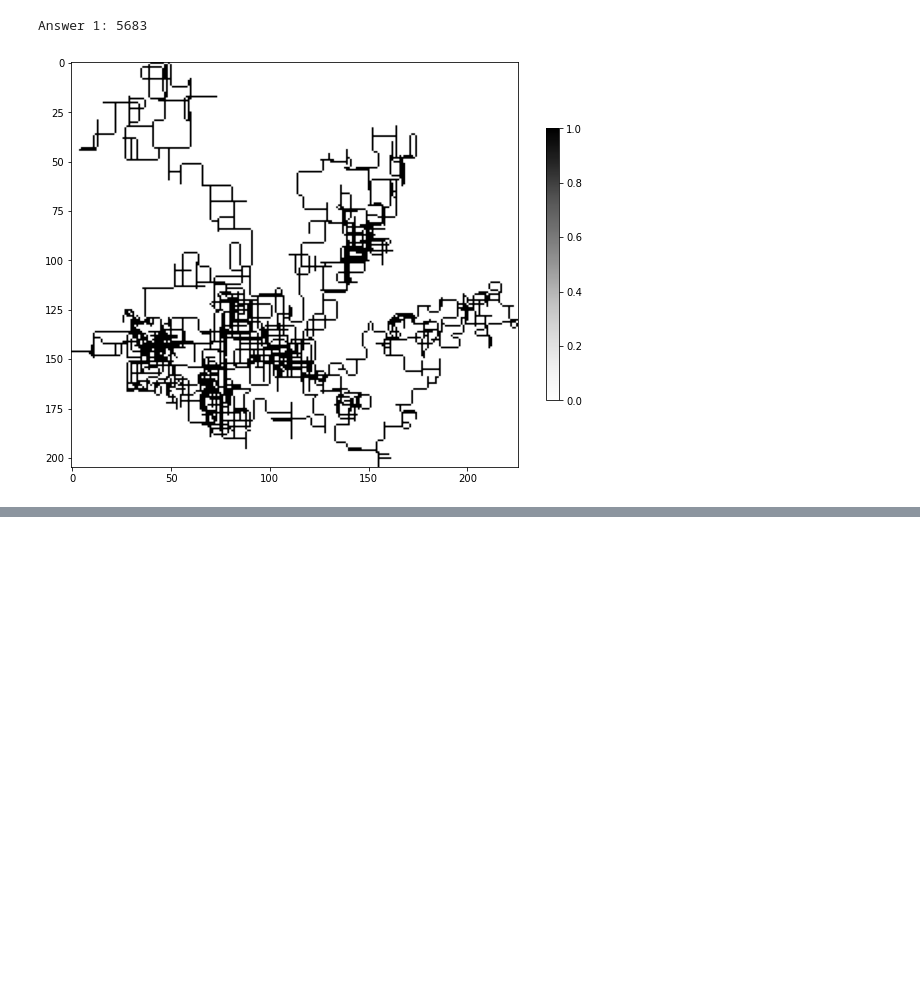
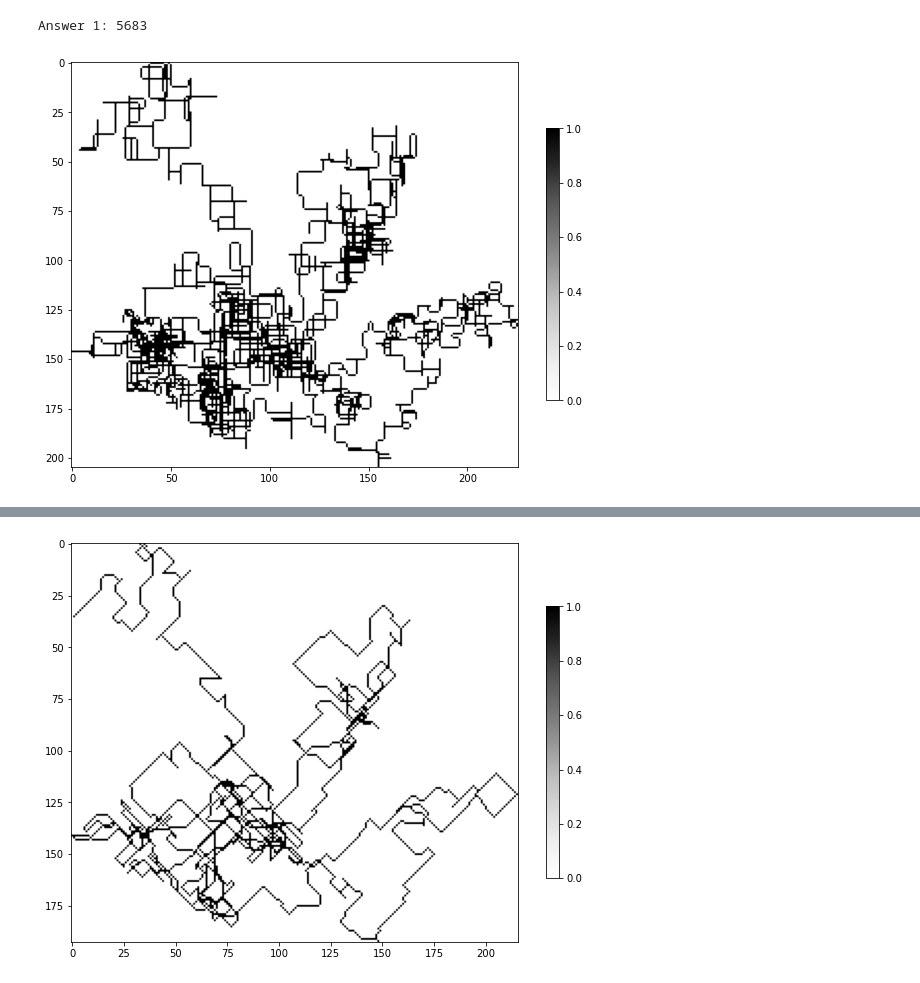
Before and after one commit to dnusman/AoC_2022, a Jupyter notebook: Diederick/aoc_day9.ipynb, the cells around one changed output, grey strips where cells are left out. Saved outputs shown, nothing was run; the diff lists cells and outputs as text; code cells hidden in the pictures; blank space fills up the shorter version.

```diff
--- a/Diederick/aoc_day9.ipynb
+++ b/Diederick/aoc_day9.ipynb
@@ -11,7 +14,7 @@ else:
     with open('input9.txt') as f:
         data = f.read().splitlines()
 # %%
-def walk(dir,x,y):
+def walk(dir,x,y): #walk movement for head
     if dir == 'R':
         x += 1
     elif dir == 'L':
@@ -25,6 +28,21 @@ def walk(dir,x,y):
 
 def distance(x_H,y_H,x_T,y_T):
     return(np.sqrt(pow(x_H-x_T,2) + pow(y_H-y_T,2)))
+
+def follow(x_H,y_H,x_T,y_T):
+    if x_H != x_T and y_H != y_T: # not same row/column : move diagonal
+        x_T,y_T = walk_diagonal(x_H,y_H,x_T,y_T)
+    elif x_H == x_T and y_H != y_T:
+        if y_H > y_T: #same column but lower: move up
+            y_T += 1
+        elif y_H < y_T: #same column but higher: move down
+            y_T -=1
+    elif x_H != x_T and y_H == y_T:
+        if x_H > x_T: #same row but lower: move up
+            x_T += 1
+        elif x_H < x_T: #same row but higher: move down
+            x_T -=1
+    return x_T,y_T
 
 def walk_diagonal(x_H,y_H,x_T,y_T):
     if x_H > x_T and y_H > y_T: #up and right
@@ -41,45 +59,42 @@ def walk_diagonal(x_H,y_H,x_T,y_T):
         y_T -= 1
     return x_T,y_T
 # %%
-x_H = 0
-y_H = 0
+for part,length in enumerate([2,10]):
+    coord_dict = {0:(0,0)}
+    for i in range(length):
+        coord_dict[i] = (0,0)
 
-x_T = 0
-y_T = 0
+    positions_visited = [(0,0)]
 
-positions_visited = [[0,0]]
+    for i in data:
+        (dir,stepsize) = i.split(' ')
+        for j in range(int(stepsize)):
+            coord_dict[0] = walk(dir,coord_dict[0][0],coord_dict[0][1])
+            for k in range(1,len(coord_dict)):
+                if ((coord_dict[k-1][0] == coord_dict[k][0]) or (coord_dict[k-1][1] == coord_dict[k][1])) and (distance(coord_dict[k-1][0],coord_dict[k-1][1],coord_dict[k][0],coord_dict[k][1]) > 1):  #same row/column + distance > 1
+                    coord_dict[k] = follow(coord_dict[k-1][0],coord_dict[k-1][1],coord_dict[k][0],coord_dict[k][1])
+                elif ((coord_dict[k-1][0] != coord_dict[k][0]) or (coord_dict[k-1][1] != coord_dict[k][1])) and (distance(coord_dict[k-1][0],coord_dict[k-1][1],coord_dict[k][0],coord_dict[k][1]) > np.sqrt(2)): #different row/column + distance > 1
+                    coord_dict[k] = follow(coord_dict[k-1][0],coord_dict[k-1][1],coord_dict[k][0],coord_dict[k][1])
 
-for i in data:
-    (dir,stepsize) = i.split(' ')
-    for j in range(int(stepsize)):
-        x_H,y_H = walk(dir,x_H,y_H)
-        if ((x_H == x_T) or (y_H == y_T)) and (distance(x_H,y_H,x_T,y_T) > 1):  #same row/column + distance > 1
-            x_T,y_T = walk(dir,x_T,y_T)
-        # elif ((x_H == x_T) or (y_H == y_T)) and (distance(x_H,y_H,x_T,y_T) <= 1): #same row/column + distance <= 1
-        # elif ((x_H != x_T) or (y_H != y_T)) and (distance(x_H,y_H,x_T,y_T) <= np.sqrt(2)): #different row/column + distance <= 1
-        elif ((x_H != x_T) or (y_H != y_T)) and (distance(x_H,y_H,x_T,y_T) > np.sqrt(2)): #different row/column + distance > 1
-            x_T,y_T = walk_diagonal(x_H,y_H,x_T,y_T)
+                if not coord_dict[len(coord_dict)-1] in positions_visited:
+                    positions_visited.append(coord_dict[len(coord_dict)-1])
+    print(f'Answer {part+1}: {len(positions_visited)}')
+    min_x = min([i[0] for i in positions_visited])
+    max_x = max([i[0] for i in positions_visited])
+    min_y = min([i[1] for i in positions_visited])
+    max_y = max([i[1] for i in positions_visited])
 
-        if not [x_T,y_T] in positions_visited:
-            positions_visited.append([x_T,y_T])
+    postions_array = np.zeros((max_y-min_y+1,max_x-min_x+1))
 
-print(f'Answer 1: {len(positions_visited)}')
+    for x in positions_visited:
+        postions_array[x[1]+abs(min_y),x[0]+abs(min_x)] = 1
 
-min_x = min([i[0] for i in positions_visited])
-max_x = max([i[0] for i in positions_visited])
-min_y = min([i[1] for i in positions_visited])
-max_y = max([i[1] for i in positions_visited])
-
-postions_array = np.zeros((max_y-min_y+1,max_x-min_x+1))
-
-for x in positions_visited:
-    postions_array[x[1]+abs(min_y),x[0]+abs(min_x)] = 1
-
-fig, ax = plt.subplots(figsize=(10,10))
-im = plt.imshow(np.flip(postions_array, axis=0),cmap='Greys')
-cbar = ax.figure.colorbar(im,
-                          ax=ax,
-                          shrink=0.5)
+    fig, ax = plt.subplots(figsize=(10,10))
+    im = plt.imshow(np.flip(postions_array, axis=0),cmap='Greys')
+    cbar = ax.figure.colorbar(im,
+                            ax=ax,
+                            shrink=0.5)
+    plt.show()
 # %% [output]
 Answer 1: 5683
 [figure]
@@ -85,0 +102 @@ Answer 1: 5683
+[figure, added]
```
Also changed, not shown: parts of 2 cells of this notebook, 1 other file.
